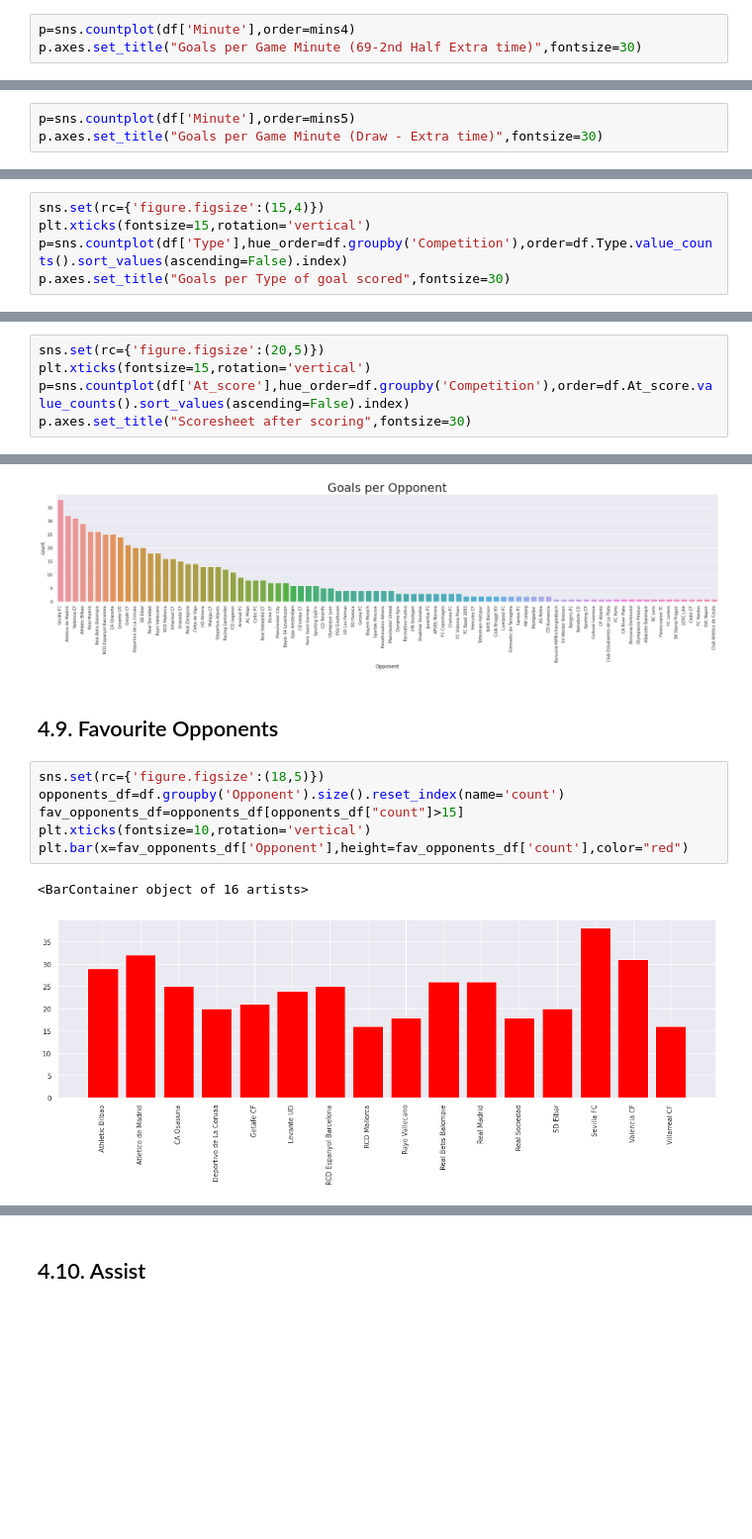
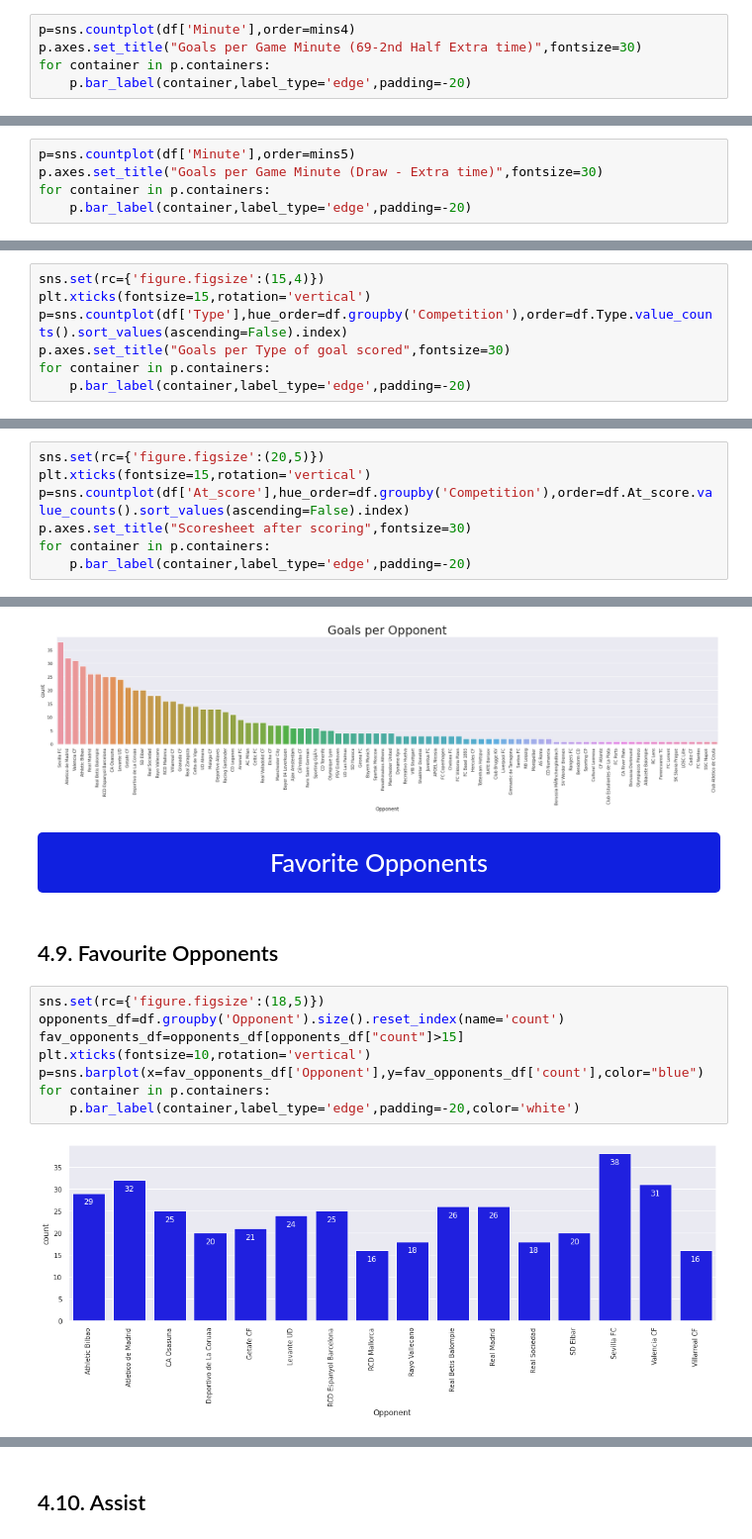
Before and after one commit to azminewasi/IBM-Machine-Learning, a Jupyter notebook: extended-eda-goals-lionel-messi.ipynb, the cells around one changed output, grey strips where cells are left out. Shown at 99% size. Drawn from its saved outputs; the diff is of its cells as text; blank space fills up the shorter version.

```diff
--- a/extended-eda-goals-lionel-messi.ipynb
+++ b/extended-eda-goals-lionel-messi.ipynb
@@ -174,4 +211,6 @@ Text(0.5, 1.0, 'Goals per Game Minute (46-68)')
 # %%
 p=sns.countplot(df['Minute'],order=mins4)
 p.axes.set_title("Goals per Game Minute (69-2nd Half Extra time)",fontsize=30)
+for container in p.containers:
+    p.bar_label(container,label_type='edge',padding=-20)
 # %% [output]
@@ -180,4 +218,6 @@ Text(0.5, 1.0, 'Goals per Game Minute (69-2nd Half Extra time)')
 # %%
 p=sns.countplot(df['Minute'],order=mins5)
 p.axes.set_title("Goals per Game Minute (Draw - Extra time)",fontsize=30)
+for container in p.containers:
+    p.bar_label(container,label_type='edge',padding=-20)
 # %% [output]
@@ -190,4 +234,6 @@ sns.set(rc={'figure.figsize':(15,4)})
 plt.xticks(fontsize=15,rotation='vertical')
 p=sns.countplot(df['Type'],hue_order=df.groupby('Competition'),order=df.Type.value_counts().sort_values(ascending=False).index)
 p.axes.set_title("Goals per Type of goal scored",fontsize=30)
+for container in p.containers:
+    p.bar_label(container,label_type='edge',padding=-20)
 # %% [output]
@@ -200,4 +250,6 @@ sns.set(rc={'figure.figsize':(20,5)})
 plt.xticks(fontsize=15,rotation='vertical')
 p=sns.countplot(df['At_score'],hue_order=df.groupby('Competition'),order=df.At_score.value_counts().sort_values(ascending=False).index)
 p.axes.set_title("Scoresheet after scoring",fontsize=30)
+for container in p.containers:
+    p.bar_label(container,label_type='edge',padding=-20)
 # %% [output]
@@ -213,14 +269,17 @@ p.axes.set_title("Goals per Opponent",fontsize=30)
 # %% [output]
 Text(0.5, 1.0, 'Goals per Opponent')
 [figure]
+# %% [markdown]
+<div style="padding:20px;color:white;margin:0;font-size:180%;text-align:center;display:fill;border-radius:5px;background-color:#1020e0;overflow:hidden;font-weight:500">Favorite Opponents</div>
 # %% [markdown]
 ## 4.9. Favourite Opponents
 # %%
 sns.set(rc={'figure.figsize':(18,5)})
 opponents_df=df.groupby('Opponent').size().reset_index(name='count')
 fav_opponents_df=opponents_df[opponents_df["count"]>15]
 plt.xticks(fontsize=10,rotation='vertical')
-plt.bar(x=fav_opponents_df['Opponent'],height=fav_opponents_df['count'],color="red")
+p=sns.barplot(x=fav_opponents_df['Opponent'],y=fav_opponents_df['count'],color="blue")
+for container in p.containers:
+    p.bar_label(container,label_type='edge',padding=-20,color='white')
 # %% [output]
-<BarContainer object of 16 artists>
-[figure, old version]
+[figure, new version]
```
Also changed, not shown: parts of 56 cells of this notebook.
